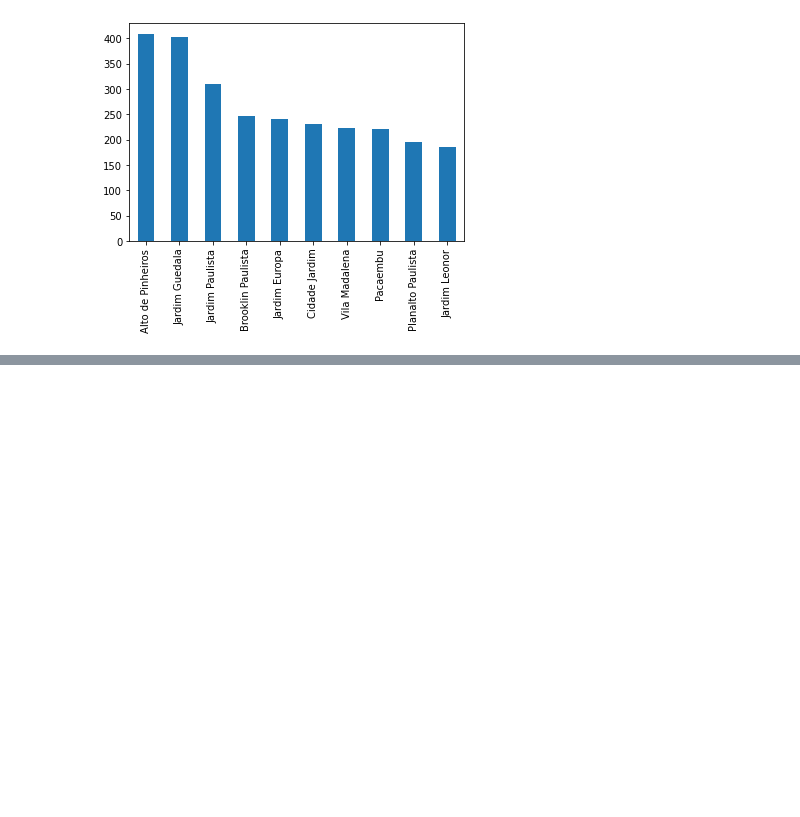
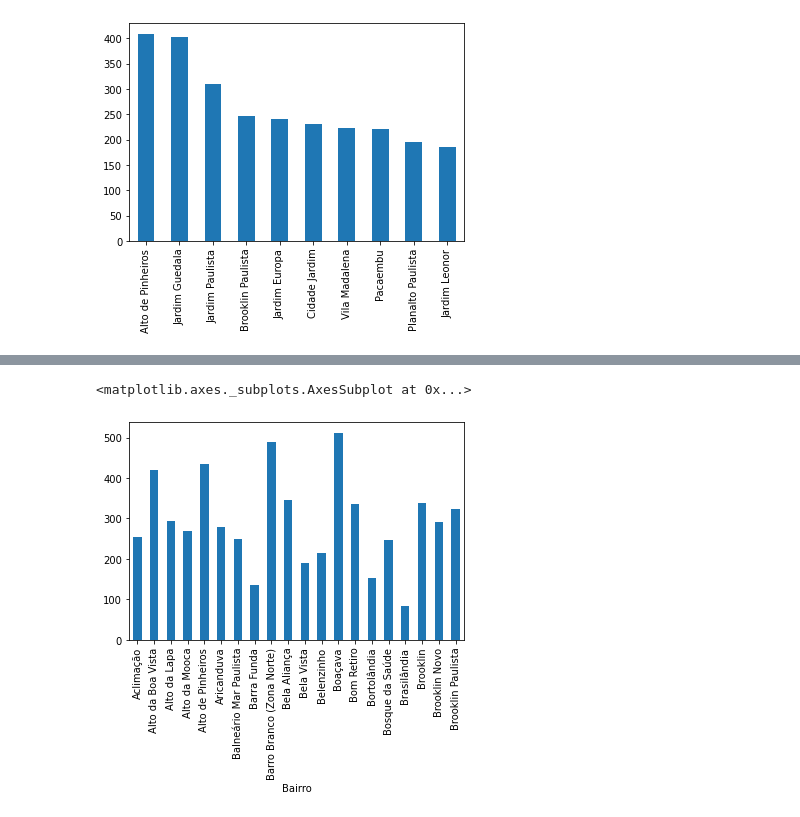
Before and after one commit to Coleone7/Imersao_dados_alura_4, a Jupyter notebook: Aula 1.ipynb, the cells around one changed output, grey strips where cells are left out. Drawn from its saved outputs; the diff is of its cells as text; code cells hidden in the pictures; blank space fills up the shorter version.

```diff
--- a/Aula 1.ipynb
+++ b/Aula 1.ipynb
@@ -198,0 +180,8 @@ Length: 6879, dtype: int64
+# %%
+######################################################################################################################################### DESAFIO 1 e 3
+#1 - Realizar a média da metragem para cara um dos bairros (Paulo)
+#3 - Explorar alguns gráficos na documentação e aplicar nas demais colunas do DF, tentar colocar alguma conclusão (Thiago)
+
+metragem_bairro = dados.groupby('Bairro')['Metragem'].mean()
+metragem_bairro.head(20)
+## média FEITA.
@@ -198,0 +206,7 @@ Length: 6879, dtype: int64
+# %%
+
+metragem_bairro.head(20).plot.bar()
+#imprimi a média quadrada dos bairros. mas não achei conveniente estar embaralhado. então dei um jeito de ordenar.
+# %% [output]
+<matplotlib.axes._subplots.AxesSubplot at 0x...>
+[figure, added]
```
Also changed, not shown: parts of 12 cells of this notebook.
